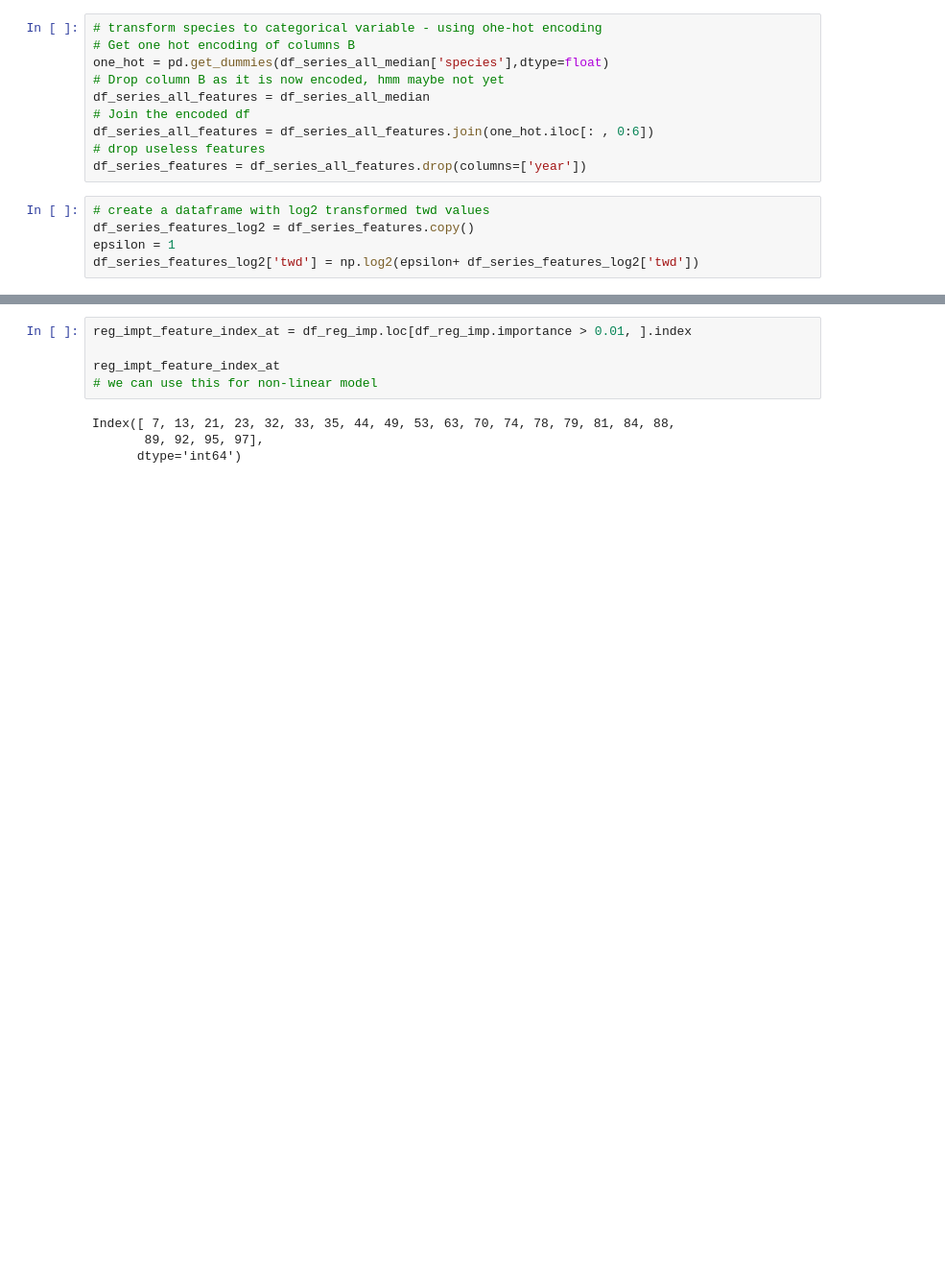
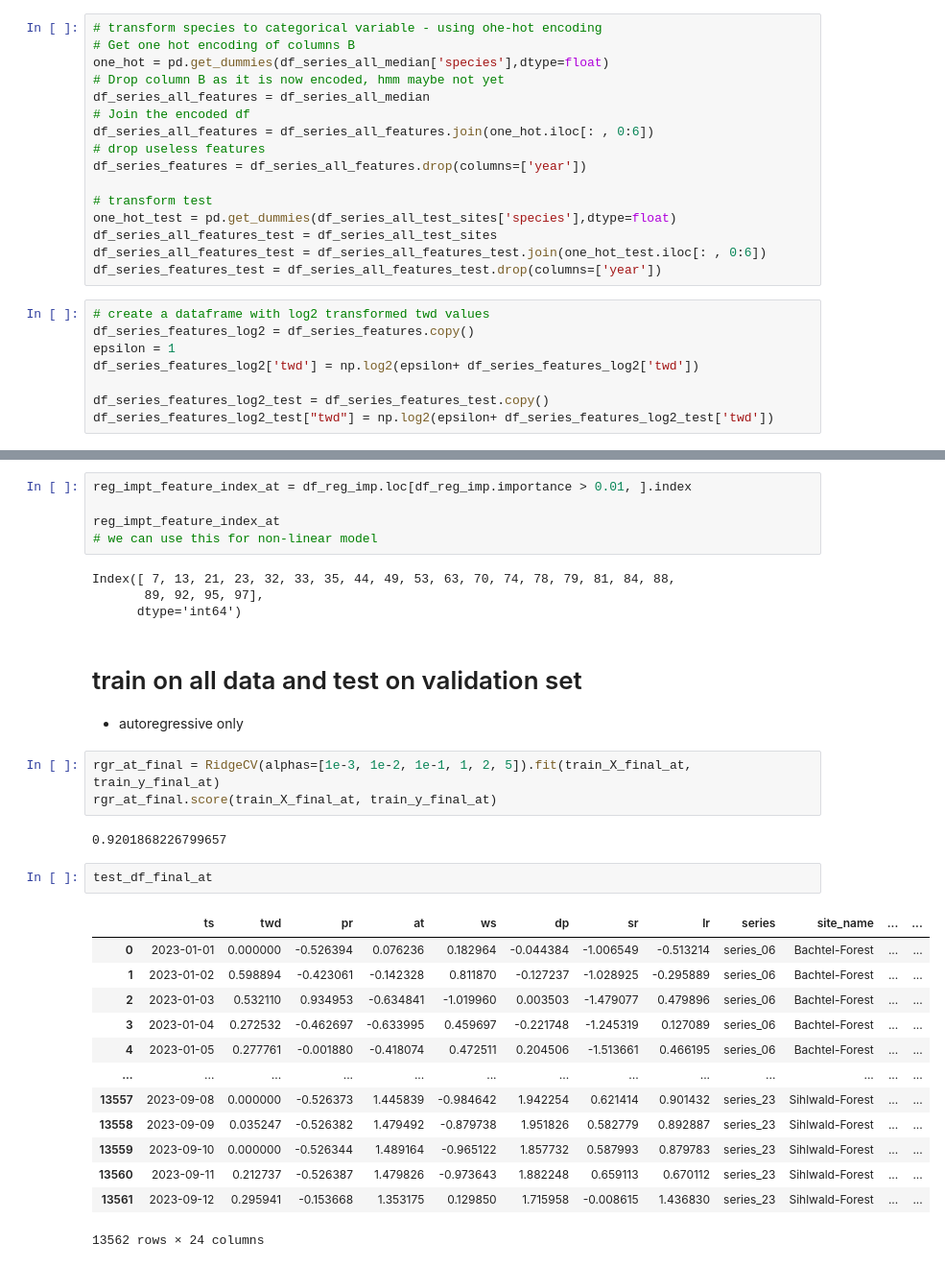
Before and after one commit to PinaColadast/eth-capstone-treewater-deficit, a Jupyter notebook: 02_ridge_non_at_and_at.ipynb, the cells around one changed output, grey strips where cells are left out. Shown at 96% size. Cells and saved outputs as stored; diff of their text form; blank space fills up the shorter version.

```diff
--- a/02_ridge_non_at_and_at.ipynb
+++ b/02_ridge_non_at_and_at.ipynb
@@ -124,11 +123,20 @@ df_series_all_features = df_series_all_median
 df_series_all_features = df_series_all_features.join(one_hot.iloc[: , 0:6])
 # drop useless features
 df_series_features = df_series_all_features.drop(columns=['year'])
+
+# transform test
+one_hot_test = pd.get_dummies(df_series_all_test_sites['species'],dtype=float)
+df_series_all_features_test = df_series_all_test_sites
+df_series_all_features_test = df_series_all_features_test.join(one_hot_test.iloc[: , 0:6])
+df_series_features_test = df_series_all_features_test.drop(columns=['year'])
 # %%
 # create a dataframe with log2 transformed twd values
 df_series_features_log2 = df_series_features.copy()
 epsilon = 1
 df_series_features_log2['twd'] = np.log2(epsilon+ df_series_features_log2['twd'])
+
+df_series_features_log2_test = df_series_features_test.copy()
+df_series_features_log2_test["twd"] = np.log2(epsilon+ df_series_features_log2_test['twd'])
 # %% [markdown]
 split the data into training and test set
  - train and test set split by an even distribution of sites?
@@ -553,3 +579,27 @@ reg_impt_feature_index_at
 Index([ 7, 13, 21, 23, 32, 33, 35, 44, 49, 53, 63, 70, 74, 78, 79, 81, 84, 88,
        89, 92, 95, 97],
       dtype='int64')
+# %% [markdown]
+# train on all data and test on validation set
+- autoregressive only
+# %%
+rgr_at_final = RidgeCV(alphas=[1e-3, 1e-2, 1e-1, 1, 2, 5]).fit(train_X_final_at, train_y_final_at)
+rgr_at_final.score(train_X_final_at, train_y_final_at)
+# %% [output]
+0.9201868226799657
+# %%
+test_df_final_at
+# %% [output]
+|  | ts | twd | pr | at | ws | dp | sr | lr | series | site_name | ... | ... |
+| 0 | 2023-01-01 | 0.000000 | -0.526394 | 0.076236 | 0.182964 | -0.044384 | -1.006549 | -0.513214 | series_06 | Bachtel-Forest | ... | ... |
+| 1 | 2023-01-02 | 0.598894 | -0.423061 | -0.142328 | 0.811870 | -0.127237 | -1.028925 | -0.295889 | series_06 | Bachtel-Forest | ... | ... |
+| 2 | 2023-01-03 | 0.532110 | 0.934953 | -0.634841 | -1.019960 | 0.003503 | -1.479077 | 0.479896 | series_06 | Bachtel-Forest | ... | ... |
+| 3 | 2023-01-04 | 0.272532 | -0.462697 | -0.633995 | 0.459697 | -0.221748 | -1.245319 | 0.127089 | series_06 | Bachtel-Forest | ... | ... |
+| 4 | 2023-01-05 | 0.277761 | -0.001880 | -0.418074 | 0.472511 | 0.204506 | -1.513661 | 0.466195 | series_06 | Bachtel-Forest | ... | ... |
+| ... | ... | ... | ... | ... | ... | ... | ... | ... | ... | ... | ... | ... |
+| 13557 | 2023-09-08 | 0.000000 | -0.526373 | 1.445839 | -0.984642 | 1.942254 | 0.621414 | 0.901432 | series_23 | Sihlwald-Forest | ... | ... |
+| 13558 | 2023-09-09 | 0.035247 | -0.526382 | 1.479492 | -0.879738 | 1.951826 | 0.582779 | 0.892887 | series_23 | Sihlwald-Forest | ... | ... |
+| 13559 | 2023-09-10 | 0.000000 | -0.526344 | 1.489164 | -0.965122 | 1.857732 | 0.587993 | 0.879783 | series_23 | Sihlwald-Forest | ... | ... |
+| 13560 | 2023-09-11 | 0.212737 | -0.526387 | 1.479826 | -0.973643 | 1.882248 | 0.659113 | 0.670112 | series_23 | Sihlwald-Forest | ... | ... |
+| 13561 | 2023-09-12 | 0.295941 | -0.153668 | 1.353175 | 0.129850 | 1.715958 | -0.008615 | 1.436830 | series_23 | Sihlwald-Forest | ... | ... |
+13562 rows × 24 columns
```
Also changed, not shown: parts of 9 cells of this notebook, 2 other files.
